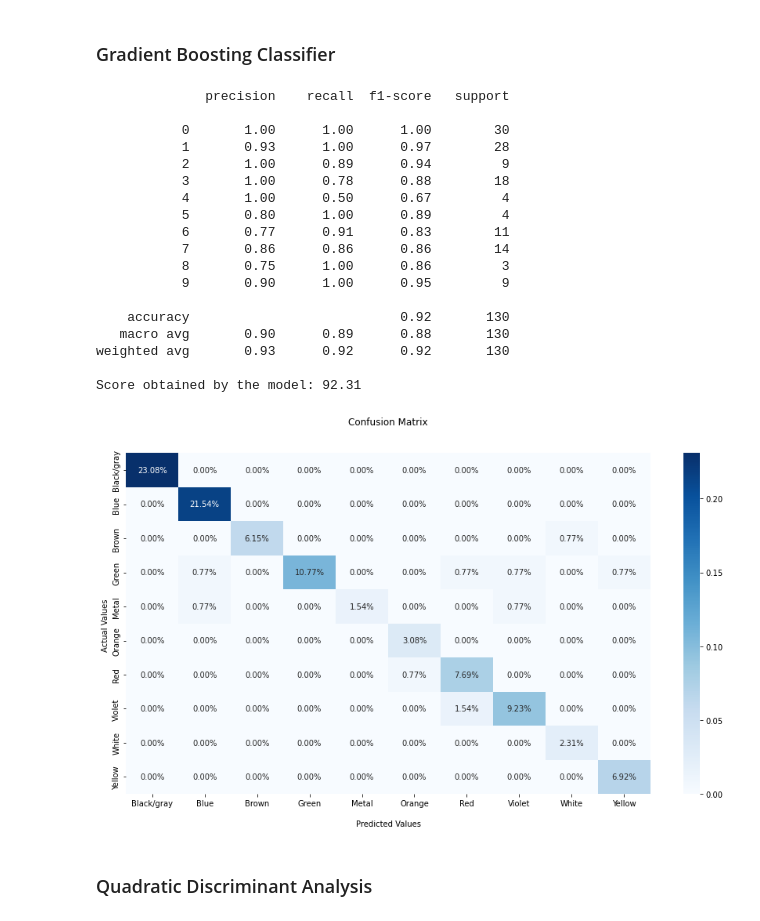
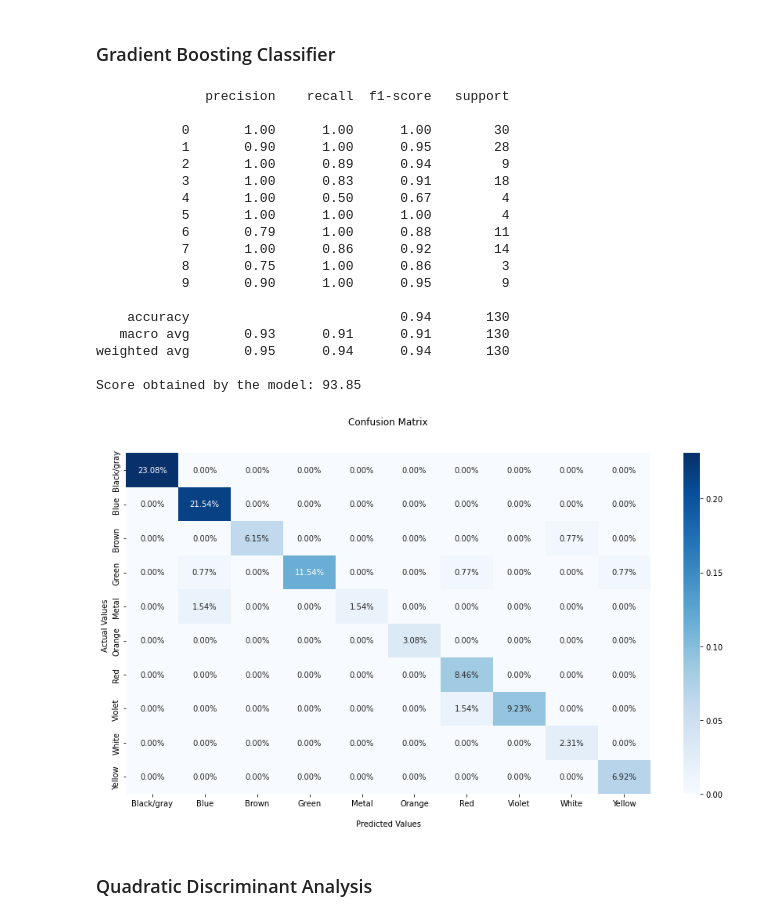
Before and after one commit to Gaboelc/Color-classifier, a Jupyter notebook: data_classification.ipynb, the cells around one changed output. Drawn from its saved outputs; the diff is of its cells as text; code cells hidden in the pictures.

Commit message:
Gradient boosting classifier and Extra Trees Classifier parameters changed

```diff
--- a/data_classification.ipynb
+++ b/data_classification.ipynb
@@ -155,36 +155,36 @@ def model_results(fited_model, data_test, target_test):
 
     print(classification_results, '\nScore obtained by the model:', score)
 
-    return classification_results, score
+    return classification_results, score 93.08
 # %% [markdown]
 ### Gradient Boosting Classifier
 # %%
 from sklearn.ensemble import GradientBoostingClassifier
 
-gbc = GradientBoostingClassifier(n_estimators=100, learning_rate=0.1, max_depth=8, random_state=42)
+gbc = GradientBoostingClassifier(n_estimators=25, learning_rate=0.1161, max_depth=3, random_state=42)
 gbc.fit(data_train, target_train)
 
 GradientBoostingClassifier_results, GradientBoostingClassifier_score = model_results(gbc, data_test, target_test)
 # %% [output]
               precision    recall  f1-score   support
 
            0       1.00      1.00      1.00        30
-           1       0.93      1.00      0.97        28
+           1       0.90      1.00      0.95        28
            2       1.00      0.89      0.94         9
-           3       1.00      0.78      0.88        18
+           3       1.00      0.83      0.91        18
            4       1.00      0.50      0.67         4
-           5       0.80      1.00      0.89         4
-           6       0.77      0.91      0.83        11
-           7       0.86      0.86      0.86        14
+           5       1.00      1.00      1.00         4
+           6       0.79      1.00      0.88        11
+           7       1.00      0.86      0.92        14
            8       0.75      1.00      0.86         3
            9       0.90      1.00      0.95         9
 
-    accuracy                           0.92       130
-   macro avg       0.90      0.89      0.88       130
-weighted avg       0.93      0.92      0.92       130
+    accuracy                           0.94       130
+   macro avg       0.93      0.91      0.91       130
+weighted avg       0.95      0.94      0.94       130
 
-Score obtained by the model: 92.31
+Score obtained by the model: 93.85
-[figure, old version]
+[figure, new version]
 # %% [markdown]
 ### Quadratic Discriminant Analysis
 # %%
```
Also changed, not shown: parts of 2 cells of this notebook.
